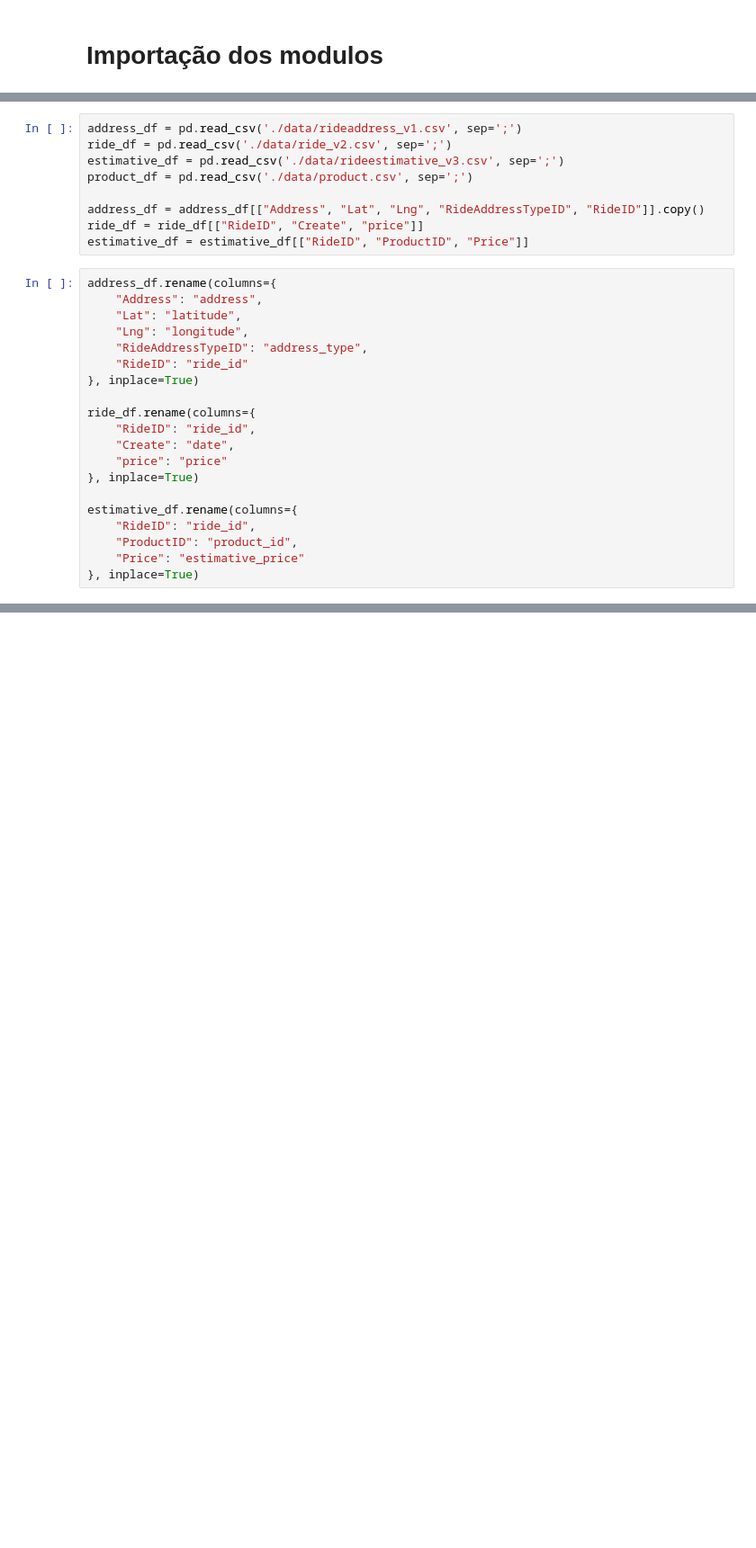
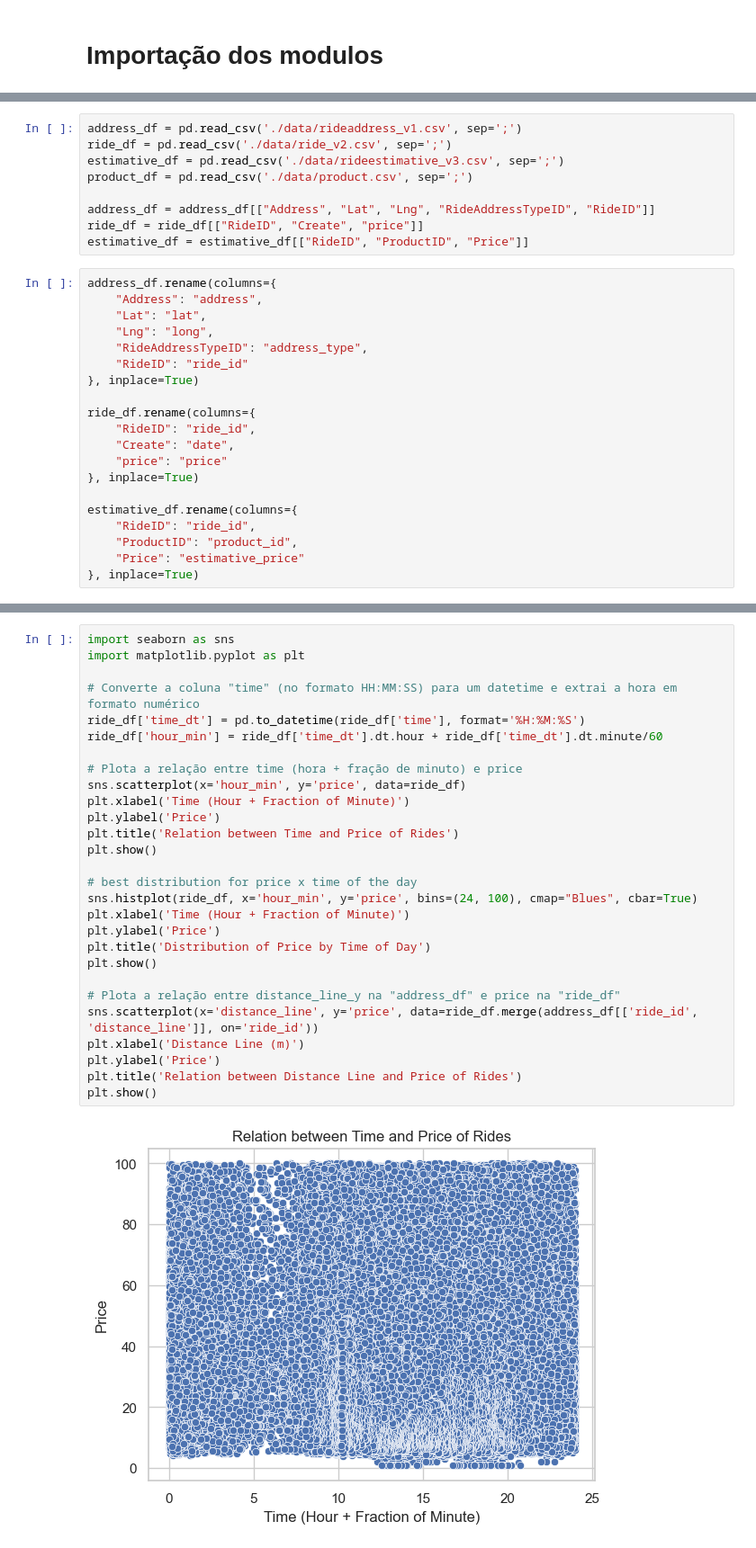
Before and after one commit to 2025-1-NCC5/Projeto4, a Jupyter notebook: src/BackEnd/src/python/dados.ipynb, the cells around one changed output, grey strips where cells are left out. Shown at 90% size. Drawn from its saved outputs; the diff is of its cells as text; blank space fills up the shorter version.

```diff
--- a/src/BackEnd/src/python/dados.ipynb
+++ b/src/BackEnd/src/python/dados.ipynb
@@ -10,14 +11,14 @@ ride_df = pd.read_csv('./data/ride_v2.csv', sep=';')
 estimative_df = pd.read_csv('./data/rideestimative_v3.csv', sep=';')
 product_df = pd.read_csv('./data/product.csv', sep=';')
 
-address_df = address_df[["Address", "Lat", "Lng", "RideAddressTypeID", "RideID"]].copy()
+address_df = address_df[["Address", "Lat", "Lng", "RideAddressTypeID", "RideID"]]
 ride_df = ride_df[["RideID", "Create", "price"]]
 estimative_df = estimative_df[["RideID", "ProductID", "Price"]]
 # %%
 address_df.rename(columns={
     "Address": "address",
-    "Lat": "latitude",
-    "Lng": "longitude",
+    "Lat": "lat",
+    "Lng": "long",
     "RideAddressTypeID": "address_type",
     "RideID": "ride_id"
 }, inplace=True)
@@ -35,0 +167,30 @@ estimative_df.rename(columns={
+# %%
+import seaborn as sns
+import matplotlib.pyplot as plt
+
+# Converte a coluna "time" (no formato HH:MM:SS) para um datetime e extrai a hora em formato numérico
+ride_df['time_dt'] = pd.to_datetime(ride_df['time'], format='%H:%M:%S')
+ride_df['hour_min'] = ride_df['time_dt'].dt.hour + ride_df['time_dt'].dt.minute/60
+
+# Plota a relação entre time (hora + fração de minuto) e price
+sns.scatterplot(x='hour_min', y='price', data=ride_df)
+plt.xlabel('Time (Hour + Fraction of Minute)')
+plt.ylabel('Price')
+plt.title('Relation between Time and Price of Rides')
+plt.show()
+
+# best distribution for price x time of the day
+sns.histplot(ride_df, x='hour_min', y='price', bins=(24, 100), cmap="Blues", cbar=True)
+plt.xlabel('Time (Hour + Fraction of Minute)')
+plt.ylabel('Price')
+plt.title('Distribution of Price by Time of Day')
+plt.show()
+
+# Plota a relação entre distance_line_y na "address_df" e price na "ride_df"
+sns.scatterplot(x='distance_line', y='price', data=ride_df.merge(address_df[['ride_id', 'distance_line']], on='ride_id'))
+plt.xlabel('Distance Line (m)')
+plt.ylabel('Price')
+plt.title('Relation between Distance Line and Price of Rides')
+plt.show()
+# %% [output]
+[figure, added]
```
Also changed, not shown: parts of 6 cells of this notebook.
